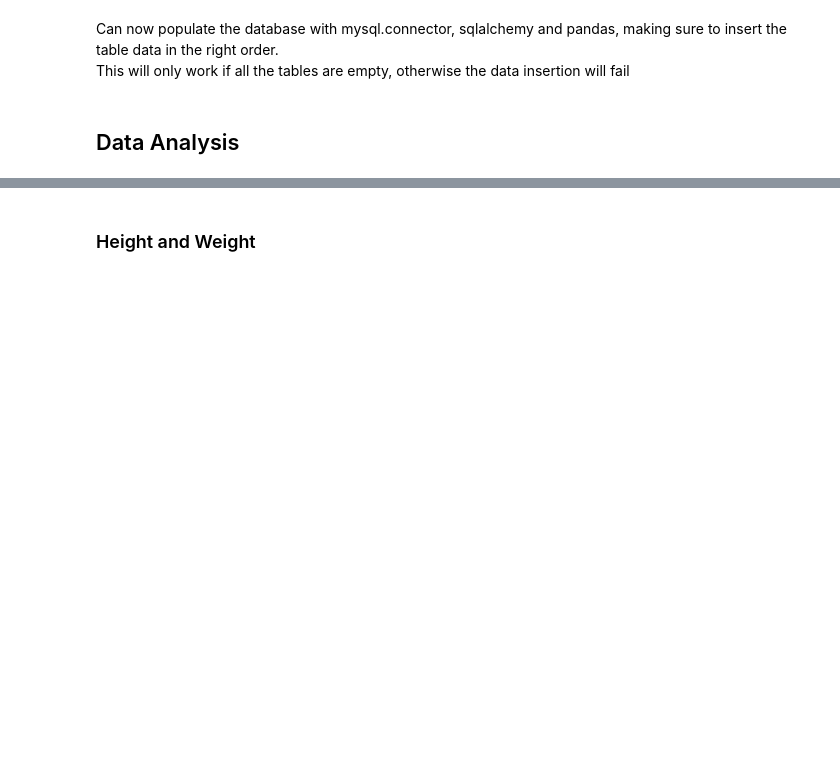
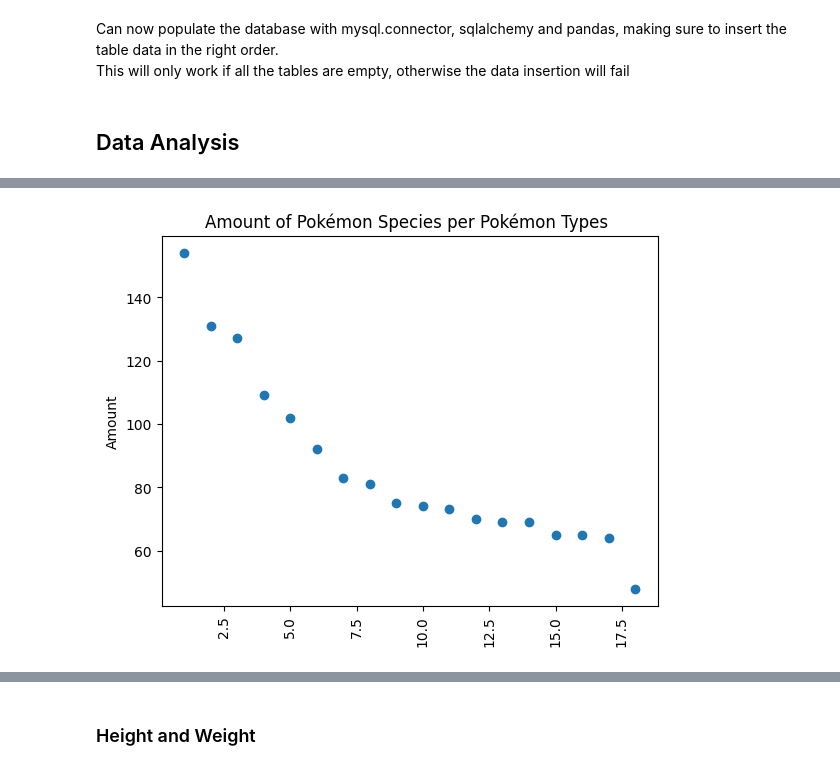
Before and after one commit to jarjc001/PokemonDataProject, a Jupyter notebook: Pokemon_Data_analysis.ipynb, the cells around one changed output, grey strips where cells are left out. Drawn from its saved outputs; the diff is of its cells as text; code cells hidden in the pictures; blank space fills up the shorter version.

```diff
--- a/Pokemon_Data_analysis.ipynb
+++ b/Pokemon_Data_analysis.ipynb
@@ -139,0 +145,2 @@ Popular pokemon type pairing apart from single typeing
+# %%
+df_pokemon_per_type["counter"] = range(1, len(df_pokemon_per_type)+1)
@@ -139,0 +156,19 @@ Popular pokemon type pairing apart from single typeing
+# %%
+x = df_pokemon_per_type["counter"]
+y = df_pokemon_per_type ["amount"]
+
+upper_third: int = 5
+lower_third: int = 13
+
+fig, ax = plt.subplots()
+
+plt.scatter(x,y)
+
+
+plt.title("Amount of Pokémon Species per Pokémon Types ")
+plt.ylabel("Amount")
+plt.xticks(rotation=90)
+
+plt.show()
+# %% [output]
+[figure, added]
```
Also changed, not shown: parts of 35 cells of this notebook, 4 other files.
